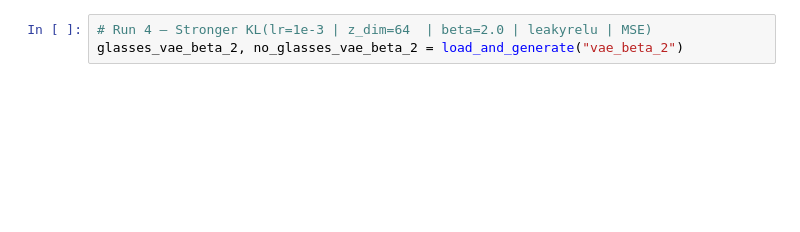
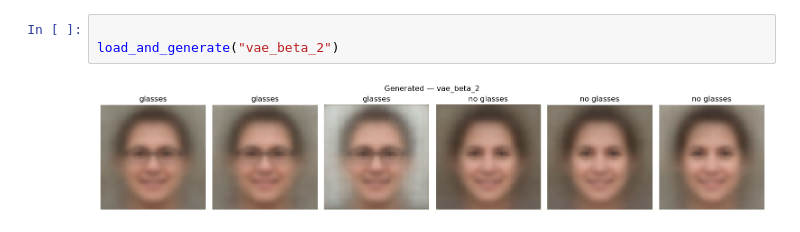
Before and after one commit to codespace-git/GenAI, a Jupyter notebook: assign_final.ipynb, the cells around one changed output. Cells and saved outputs as stored; diff of their text form; blank space fills up the shorter version.

```diff
--- a/assign_final.ipynb
+++ b/assign_final.ipynb
@@ -1107,4 +536,6 @@ glasses_vae_zdim_128, no_glasses_vae_zdim_128 = load_and_generate("vae_zdim_128"
 # %%
-# Run 4 — Stronger KL(lr=1e-3 | z_dim=64  | beta=2.0 | leakyrelu | MSE)
-glasses_vae_beta_2, no_glasses_vae_beta_2 = load_and_generate("vae_beta_2")
+
+load_and_generate("vae_beta_2")
+# %% [output]
+[figure, added]
 # %%
```
Also changed, not shown: parts of 25 cells of this notebook, 1 other file.
